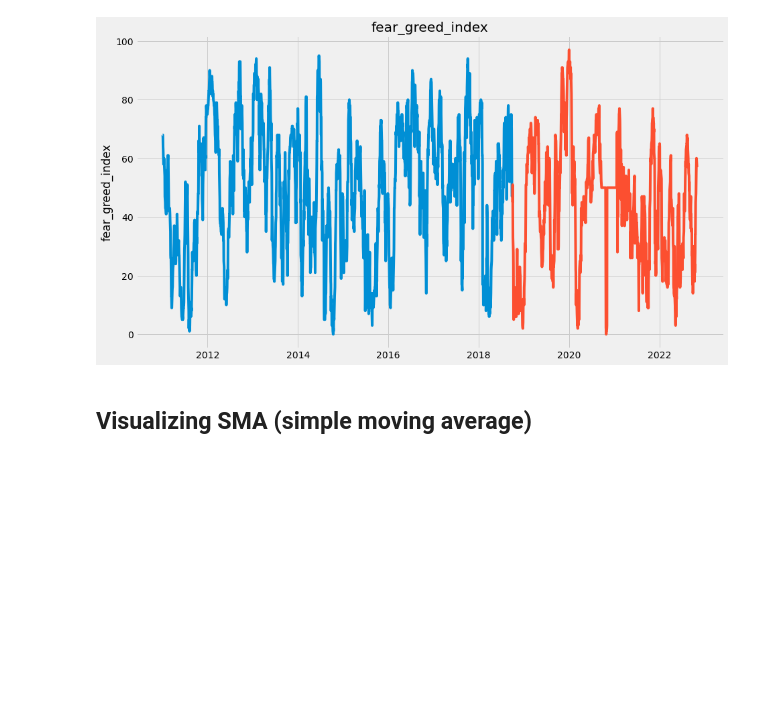
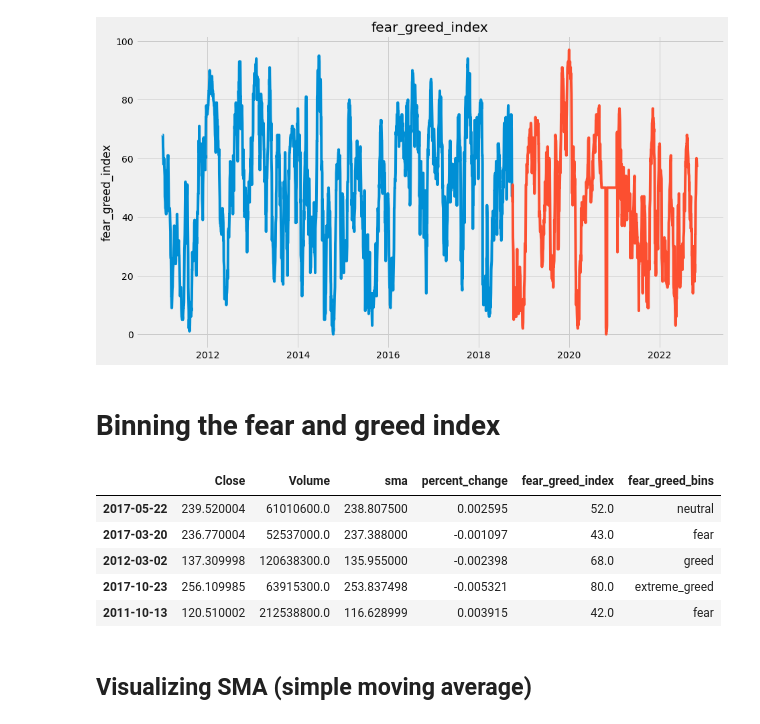
Before and after one commit to lincolnmuriithi11/Predicting_Equity_Prices, a Jupyter notebook: stock_predictor_SPY_Fear_Greed_Index.ipynb, the cells around one changed output. Cells and saved outputs as stored; diff of their text form; code cells hidden in the pictures; blank space fills up the shorter version.

```diff
--- a/stock_predictor_SPY_Fear_Greed_Index.ipynb
+++ b/stock_predictor_SPY_Fear_Greed_Index.ipynb
@@ -129,3 +130,5 @@ for col in train.columns:
 [figure]
 [figure]
 [figure]
+# %% [markdown]
+# Binning the fear and greed index
@@ -132,3 +138,17 @@ for col in train.columns:
+# %%
+labels = ["extreme_fear", "fear", "neutral", "greed", "extreme_greed"]
+bins = [0,24,44,54,74,100]
+# %%
+main_df['fear_greed_bins'] = pd.cut(main_df['fear_greed_index'], bins=bins, labels=labels, include_lowest=True)
+# %%
+main_df.sample(5)
+# %% [output]
+|  | Close | Volume | sma | percent_change | fear_greed_index | fear_greed_bins |
+| 2017-05-22 | 239.520004 | 61010600.0 | 238.807500 | 0.002595 | 52.0 | neutral |
+| 2017-03-20 | 236.770004 | 52537000.0 | 237.388000 | -0.001097 | 43.0 | fear |
+| 2012-03-02 | 137.309998 | 120638300.0 | 135.955000 | -0.002398 | 68.0 | greed |
+| 2017-10-23 | 256.109985 | 63915300.0 | 253.837498 | -0.005321 | 80.0 | extreme_greed |
+| 2011-10-13 | 120.510002 | 212538800.0 | 116.628999 | 0.003915 | 42.0 | fear |
 # %% [markdown]
 ## Visualizing SMA (simple moving average)
 # %%
```
Also changed, not shown: parts of 20 cells of this notebook.
